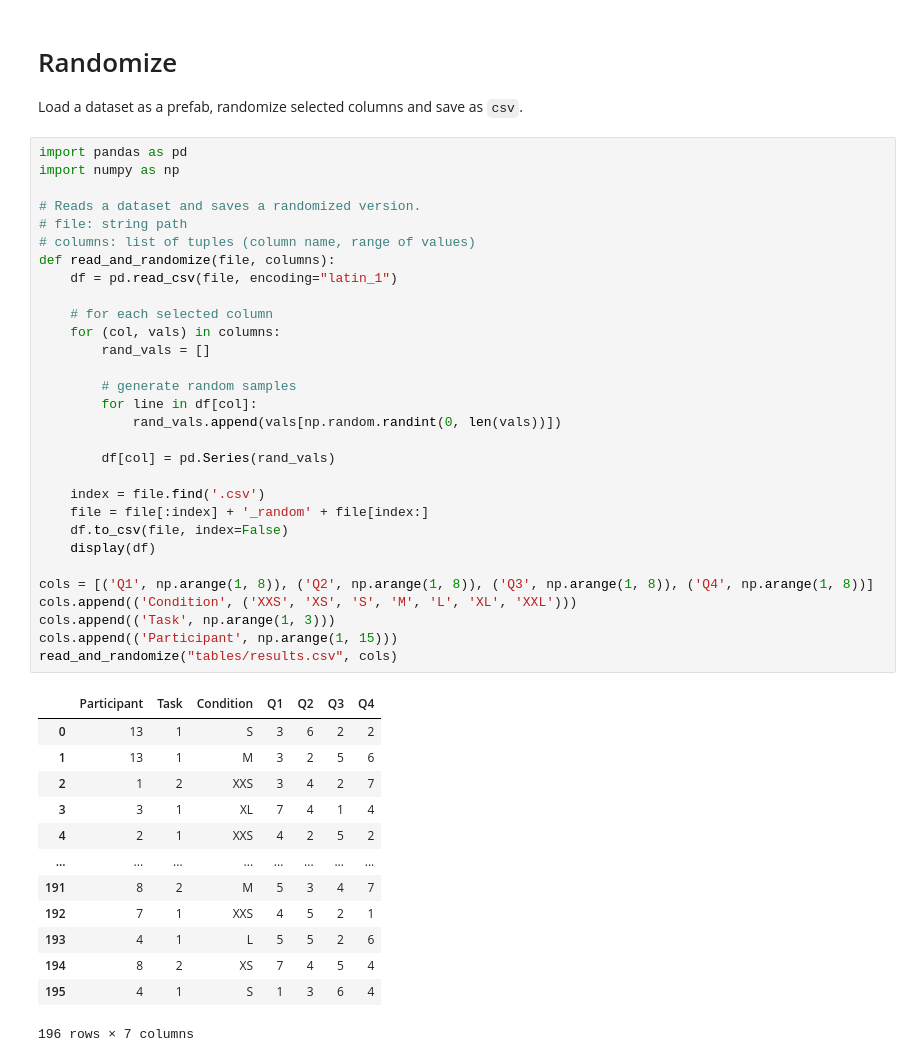
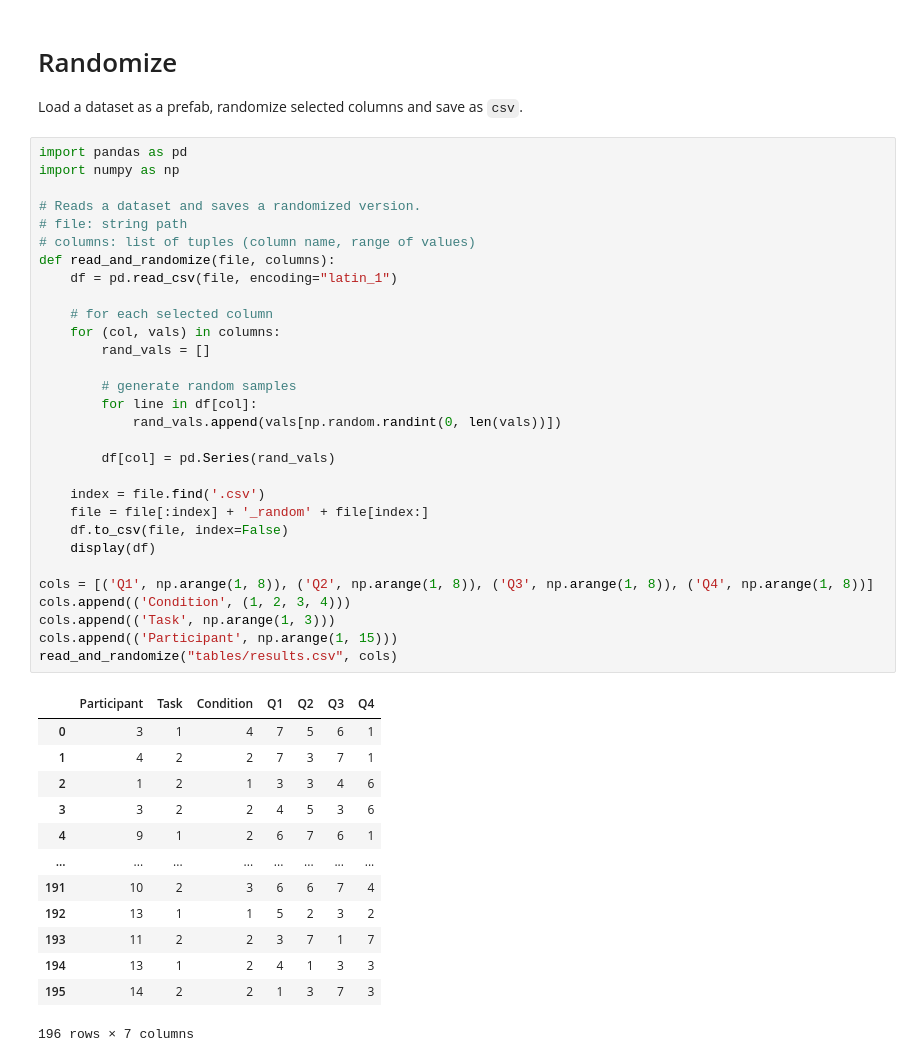
Before and after one commit to MarcRuble/experiment-evaluation, a Jupyter notebook: Randomize.ipynb, the cells around one changed output. Cells and saved outputs as stored; diff of their text form.

```diff
--- a/Randomize.ipynb
+++ b/Randomize.ipynb
@@ -5,43 +5,43 @@ Load a dataset as a prefab, randomize selected columns and save as `csv`.
 import pandas as pd
 import numpy as np
 
 # Reads a dataset and saves a randomized version.
 # file: string path
 # columns: list of tuples (column name, range of values)
 def read_and_randomize(file, columns):
     df = pd.read_csv(file, encoding="latin_1")
 
     # for each selected column
     for (col, vals) in columns:
         rand_vals = []
 
         # generate random samples
         for line in df[col]:
             rand_vals.append(vals[np.random.randint(0, len(vals))])
 
         df[col] = pd.Series(rand_vals)
 
     index = file.find('.csv')
     file = file[:index] + '_random' + file[index:]
     df.to_csv(file, index=False)
     display(df)
 
 cols = [('Q1', np.arange(1, 8)), ('Q2', np.arange(1, 8)), ('Q3', np.arange(1, 8)), ('Q4', np.arange(1, 8))]
-cols.append(('Condition', ('XXS', 'XS', 'S', 'M', 'L', 'XL', 'XXL')))
+cols.append(('Condition', (1, 2, 3, 4)))
 cols.append(('Task', np.arange(1, 3)))
 cols.append(('Participant', np.arange(1, 15)))
 read_and_randomize("tables/results.csv", cols)
 # %% [output]
 |  | Participant | Task | Condition | Q1 | Q2 | Q3 | Q4 |
-| 0 | 13 | 1 | S | 3 | 6 | 2 | 2 |
-| 1 | 13 | 1 | M | 3 | 2 | 5 | 6 |
-| 2 | 1 | 2 | XXS | 3 | 4 | 2 | 7 |
-| 3 | 3 | 1 | XL | 7 | 4 | 1 | 4 |
-| 4 | 2 | 1 | XXS | 4 | 2 | 5 | 2 |
+| 0 | 3 | 1 | 4 | 7 | 5 | 6 | 1 |
+| 1 | 4 | 2 | 2 | 7 | 3 | 7 | 1 |
+| 2 | 1 | 2 | 1 | 3 | 3 | 4 | 6 |
+| 3 | 3 | 2 | 2 | 4 | 5 | 3 | 6 |
+| 4 | 9 | 1 | 2 | 6 | 7 | 6 | 1 |
 | ... | ... | ... | ... | ... | ... | ... | ... |
-| 191 | 8 | 2 | M | 5 | 3 | 4 | 7 |
-| 192 | 7 | 1 | XXS | 4 | 5 | 2 | 1 |
-| 193 | 4 | 1 | L | 5 | 5 | 2 | 6 |
-| 194 | 8 | 2 | XS | 7 | 4 | 5 | 4 |
-| 195 | 4 | 1 | S | 1 | 3 | 6 | 4 |
+| 191 | 10 | 2 | 3 | 6 | 6 | 7 | 4 |
+| 192 | 13 | 1 | 1 | 5 | 2 | 3 | 2 |
+| 193 | 11 | 2 | 2 | 3 | 7 | 1 | 7 |
+| 194 | 13 | 1 | 2 | 4 | 1 | 3 | 3 |
+| 195 | 14 | 2 | 2 | 1 | 3 | 7 | 3 |
 196 rows × 7 columns
```
Also changed, not shown: 8 other files.
